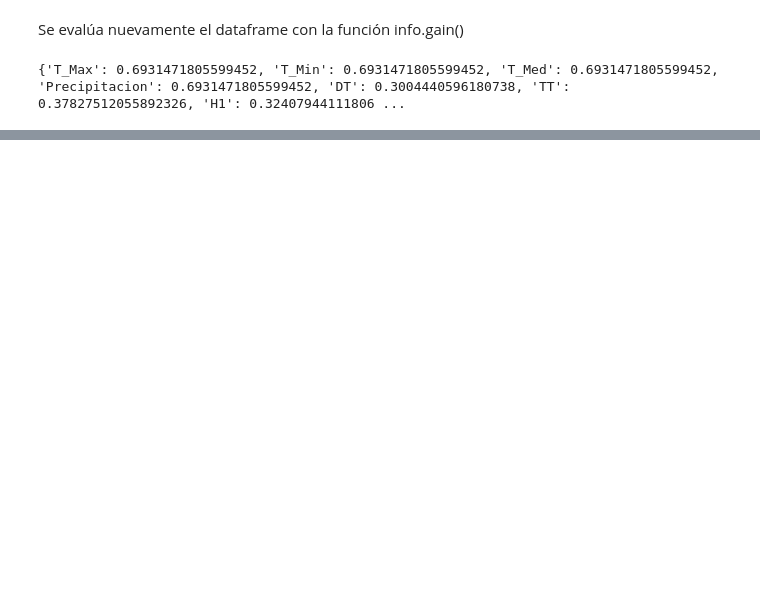
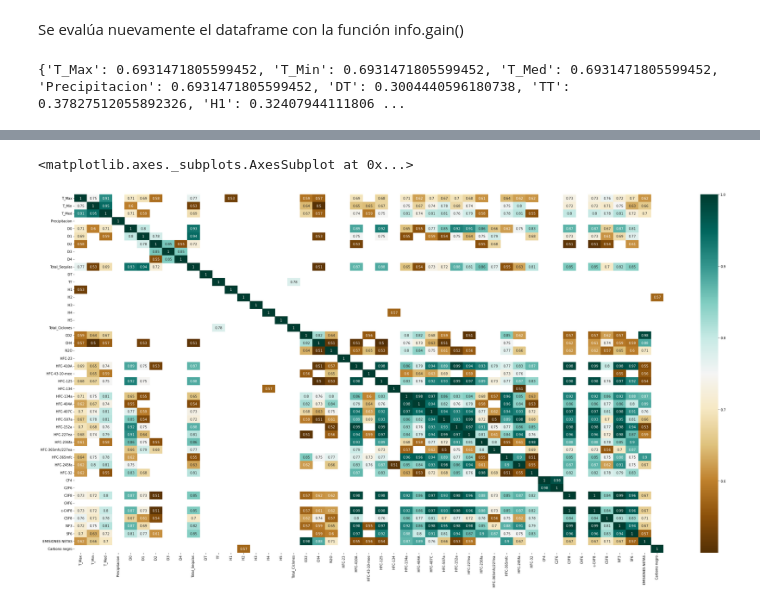
Before and after one commit to AdrianDiazGaxiola/Proyecto-Final, a Jupyter notebook: IPCC_Procesamiento.ipynb, the cells around one changed output, grey strips where cells are left out. Drawn from its saved outputs; the diff is of its cells as text; code cells hidden in the pictures; blank space fills up the shorter version.

```diff
--- a/IPCC_Procesamiento.ipynb
+++ b/IPCC_Procesamiento.ipynb
@@ -243,0 +283,3 @@ print(ig)
+# %%
+print (c[c>=0.5])
+c2 = c[c>=0.5]
@@ -243,0 +304,6 @@ print(ig)
+# %%
+plt.figure(figsize=(40, 20))
+sns.heatmap(c2,cmap="BrBG",annot=True)
+# %% [output]
+<matplotlib.axes._subplots.AxesSubplot at 0x...>
+[figure, added]
```
Also changed, not shown: parts of 13 cells of this notebook.
